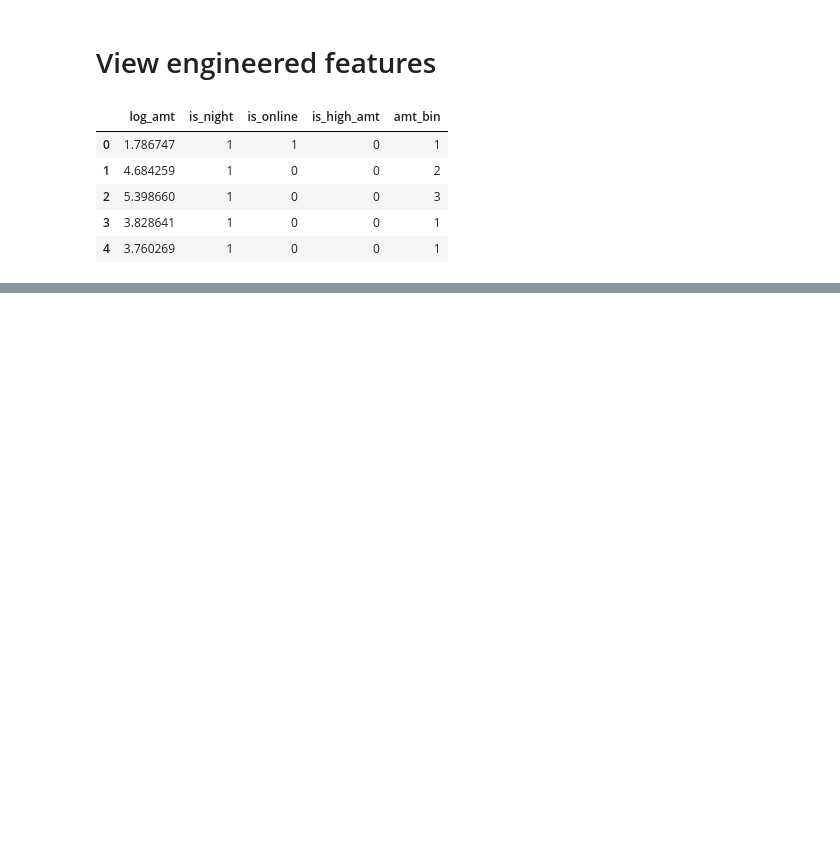
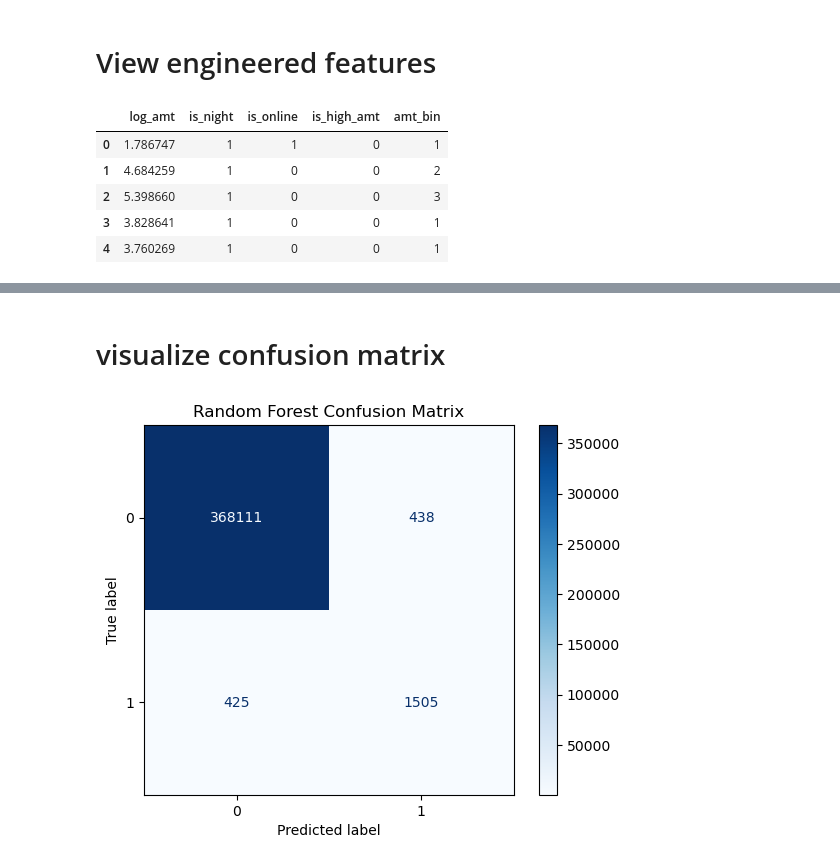
Before and after one commit to prakashsilwal/fraud-detection-project, a Jupyter notebook: credit card fraud detection.ipynb, the cells around one changed output, grey strips where cells are left out. Saved outputs shown, nothing was run; the diff lists cells and outputs as text; code cells hidden in the pictures; blank space fills up the shorter version.

```diff
--- a/credit card fraud detection.ipynb
+++ b/credit card fraud detection.ipynb
@@ -325,0 +458,8 @@ df[['log_amt', 'is_night', 'is_online', 'is_high_amt', 'amt_bin']].head()
+# %%
+from imblearn.over_sampling import SMOTE
+
+# Initialize SMOTE
+smote = SMOTE(random_state=42)
+
+# Apply SMOTE only to training data
+X_resampled, y_resampled = smote.fit_resample(X_train, y_train)
@@ -325,0 +477,6 @@ df[['log_amt', 'is_night', 'is_online', 'is_high_amt', 'amt_bin']].head()
+# %%
+from sklearn.ensemble import RandomForestClassifier
+
+# Initialize and train the model
+rf_model = RandomForestClassifier(random_state=42)
+rf_model.fit(X_resampled, y_resampled)
@@ -325,0 +528,12 @@ df[['log_amt', 'is_night', 'is_online', 'is_high_amt', 'amt_bin']].head()
+# %% [markdown]
+# visualize confusion matrix
+# %%
+import seaborn as sns
+import matplotlib.pyplot as plt
+from sklearn.metrics import ConfusionMatrixDisplay
+
+ConfusionMatrixDisplay.from_estimator(rf_model, X_test, y_test, cmap="Blues")
+plt.title("Random Forest Confusion Matrix")
+plt.show()
+# %% [output]
+[figure, added]
```
Also changed, not shown: parts of 60 cells of this notebook.
